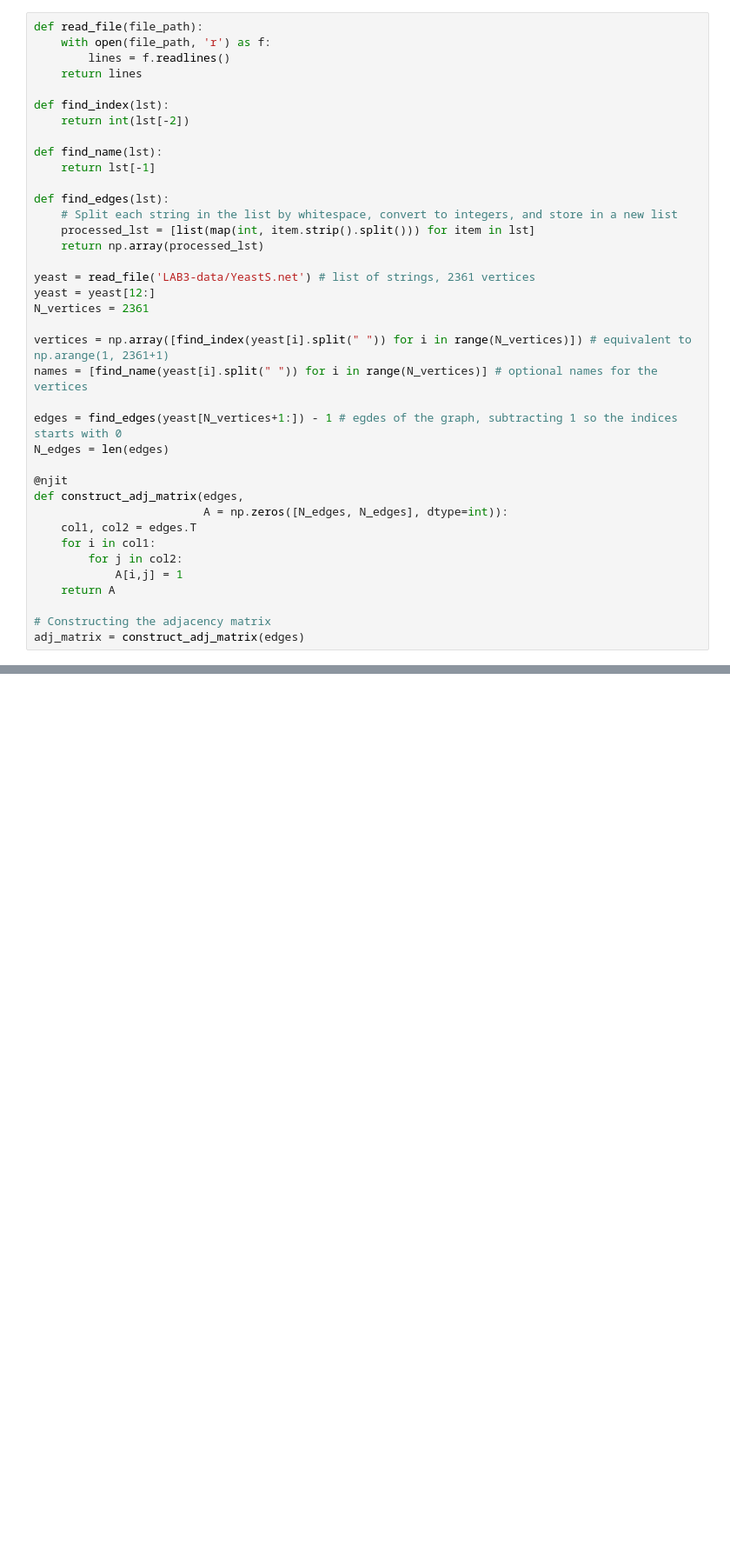
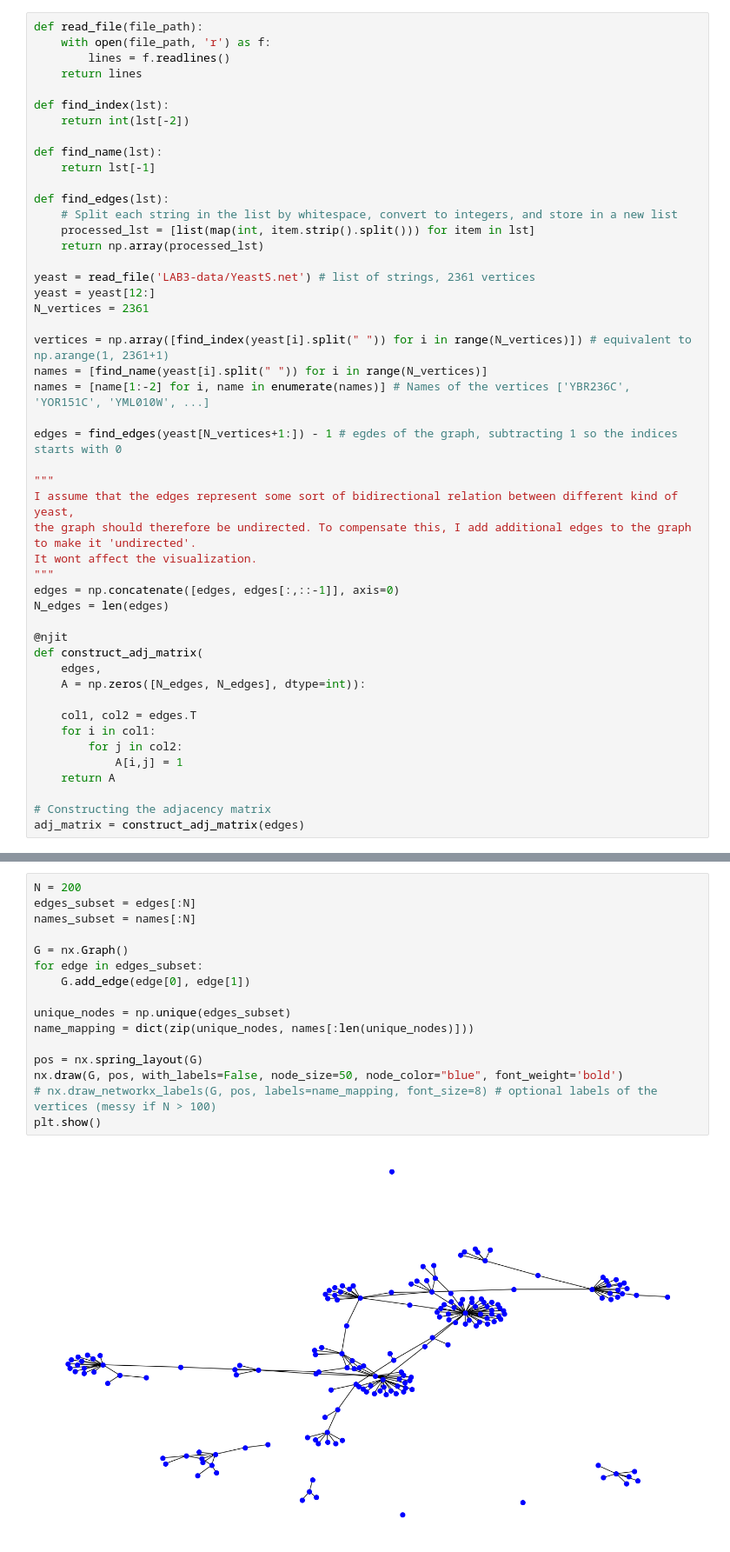
Before and after one commit to SunAndClouds/ComplexSystems, a Jupyter notebook: Lab3.ipynb, the cells around one changed output, grey strips where cells are left out. Shown at 87% size. Saved outputs shown, nothing was run; the diff lists cells and outputs as text; blank space fills up the shorter version.

Commit message:
Graph is now visualized for N = 200

```diff
--- a/Lab3.ipynb
+++ b/Lab3.ipynb
@@ -47,14 +34,24 @@ yeast = yeast[12:]
 N_vertices = 2361
 
 vertices = np.array([find_index(yeast[i].split(" ")) for i in range(N_vertices)]) # equivalent to np.arange(1, 2361+1)
-names = [find_name(yeast[i].split(" ")) for i in range(N_vertices)] # optional names for the vertices
+names = [find_name(yeast[i].split(" ")) for i in range(N_vertices)]
+names = [name[1:-2] for i, name in enumerate(names)] # Names of the vertices ['YBR236C', 'YOR151C', 'YML010W', ...]
 
 edges = find_edges(yeast[N_vertices+1:]) - 1 # egdes of the graph, subtracting 1 so the indices starts with 0
+
+"""
+I assume that the edges represent some sort of bidirectional relation between different kind of yeast,
+the graph should therefore be undirected. To compensate this, I add additional edges to the graph to make it 'undirected'.
+It wont affect the visualization.
+"""
+edges = np.concatenate([edges, edges[:,::-1]], axis=0)
 N_edges = len(edges)
 
 @njit
-def construct_adj_matrix(edges,
-                         A = np.zeros([N_edges, N_edges], dtype=int)):
+def construct_adj_matrix(
+    edges,
+    A = np.zeros([N_edges, N_edges], dtype=int)):
+
     col1, col2 = edges.T
     for i in col1:
         for j in col2:
@@ -74,0 +75,18 @@ array([   1,    2,    3, ..., 2359, 2360, 2361])
+# %%
+N = 200
+edges_subset = edges[:N]
+names_subset = names[:N]
+
+G = nx.Graph()
+for edge in edges_subset:
+    G.add_edge(edge[0], edge[1])
+
+unique_nodes = np.unique(edges_subset)
+name_mapping = dict(zip(unique_nodes, names[:len(unique_nodes)]))
+
+pos = nx.spring_layout(G)
+nx.draw(G, pos, with_labels=False, node_size=50, node_color="blue", font_weight='bold')
+# nx.draw_networkx_labels(G, pos, labels=name_mapping, font_size=8) # optional labels of the vertices (messy if N > 100)
+plt.show()
+# %% [output]
+[figure, added]
```
Also changed, not shown: parts of 9 cells of this notebook.
